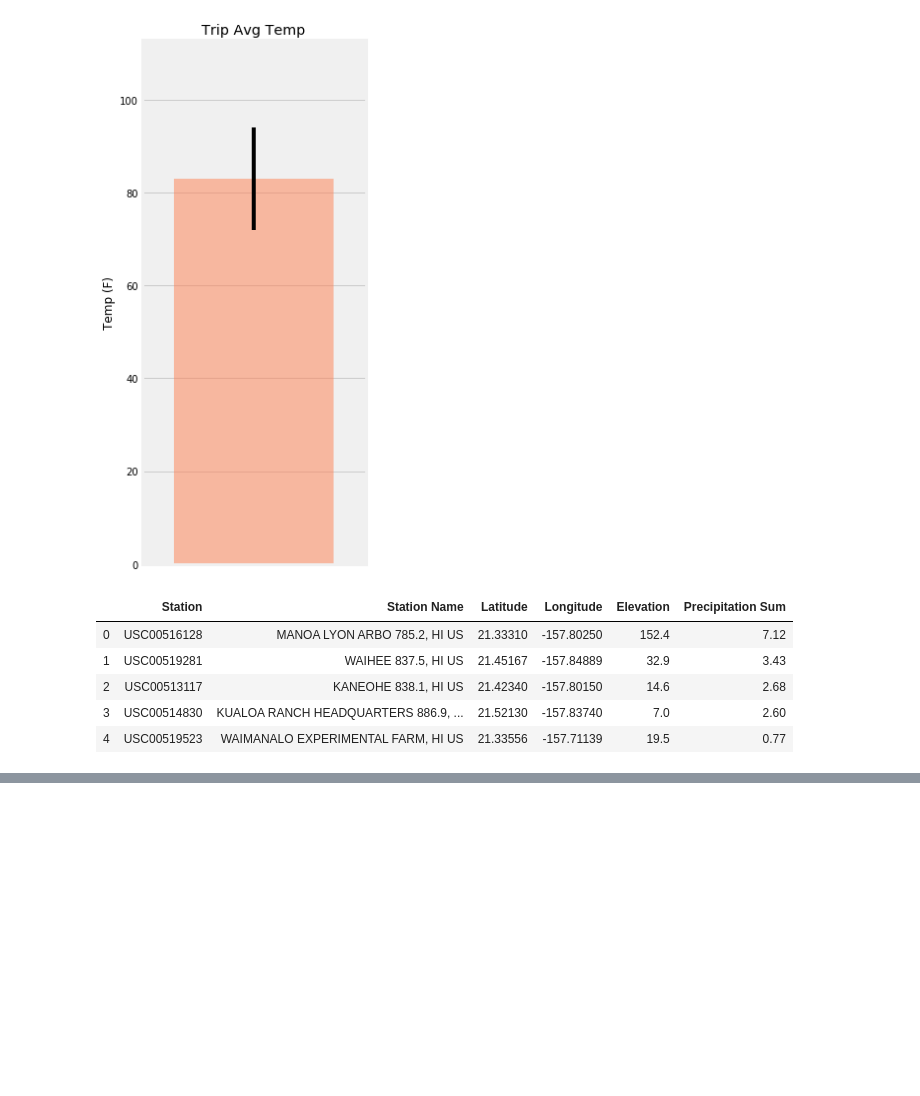
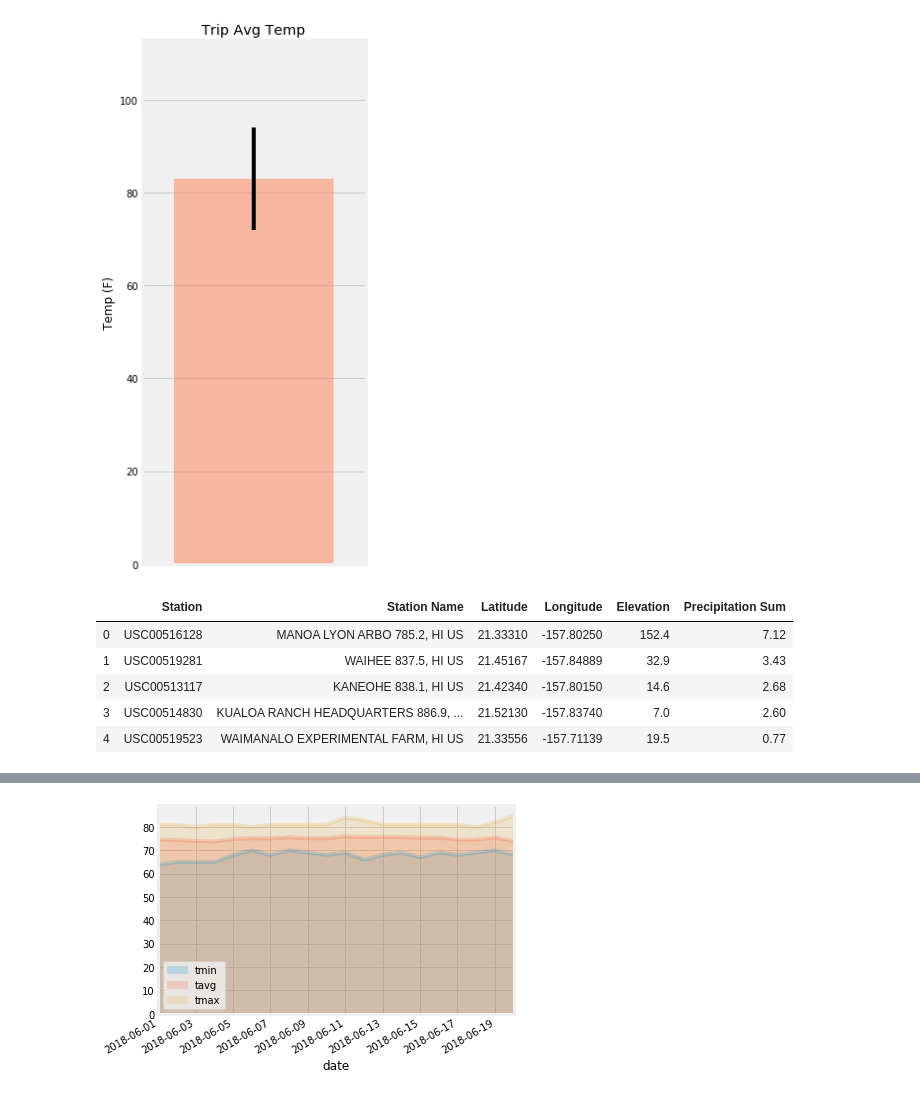
Before and after one commit to MarcoASB/Surf_Alchemy, a Jupyter notebook: Analysis.ipynb, the cells around one changed output, grey strips where cells are left out. Saved outputs shown, nothing was run; the diff lists cells and outputs as text; code cells hidden in the pictures; blank space fills up the shorter version.

Commit message:
Daily Normals

```diff
--- a/Analysis.ipynb
+++ b/Analysis.ipynb
@@ -152,0 +202,9 @@ df.head()
+# %%
+# Create a query that will calculate the daily normals (return a list of tuples of the daily normals)
+# (i.e. the averages for tmin, tmax, and tavg for all historic data matching a specific month and day)
+
+def daily_normals(date):
+    sel = [func.min(Measurement.tobs), func.avg(Measurement.tobs), func.max(Measurement.tobs)]
+    return session.query(*sel).filter(func.strftime("%m-%d", Measurement.date) == date).all()
+
+daily_normals("06-08")
@@ -152,0 +213,19 @@ df.head()
+# %%
+# Calculate the daily normals for the trip
+
+# Set the start and end date of the trip
+trip_start = '2018-06-01'
+trip_end = '2018-06-20'
+# Use the start and end date to create a range of dates
+trip_dates = pd.date_range(trip_start, trip_end, freq='D')
+# Stip off the year and save a list of %m-%d strings
+trip_month_day = trip_dates.strftime('%m-%d')
+# Loop through the list of %m-%d strings and calculate the normals for each date
+normals = []
+for date in trip_month_day:
+    normals.append(*daily_normals(date))
+# Load the previous query results into a Pandas DataFrame and add the `trip_dates` range as the `date` index
+df = pd.DataFrame(normals, columns=['tmin', 'tavg', 'tmax'])
+df['date'] = trip_dates
+df.set_index(['date'],inplace=True)
+df.head()
@@ -152,0 +240,6 @@ df.head()
+# %%
+# Plot the daily normals as an area plot with `stacked=False`
+df.plot(kind='area', stacked=False, x_compat=True, alpha=.2)
+plt.tight_layout()
+# %% [output]
+[figure, added]
```
Also changed, not shown: parts of 8 cells of this notebook.
